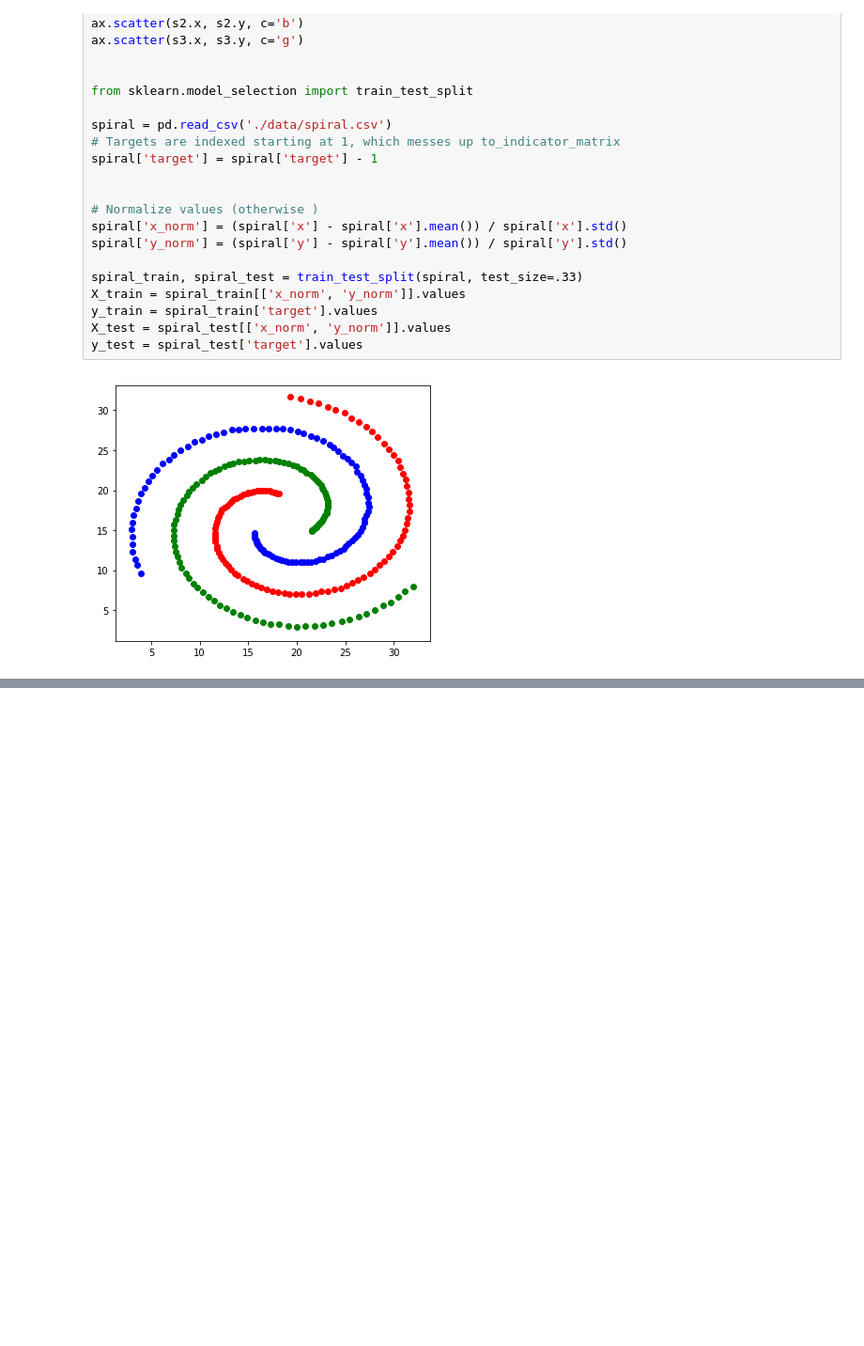
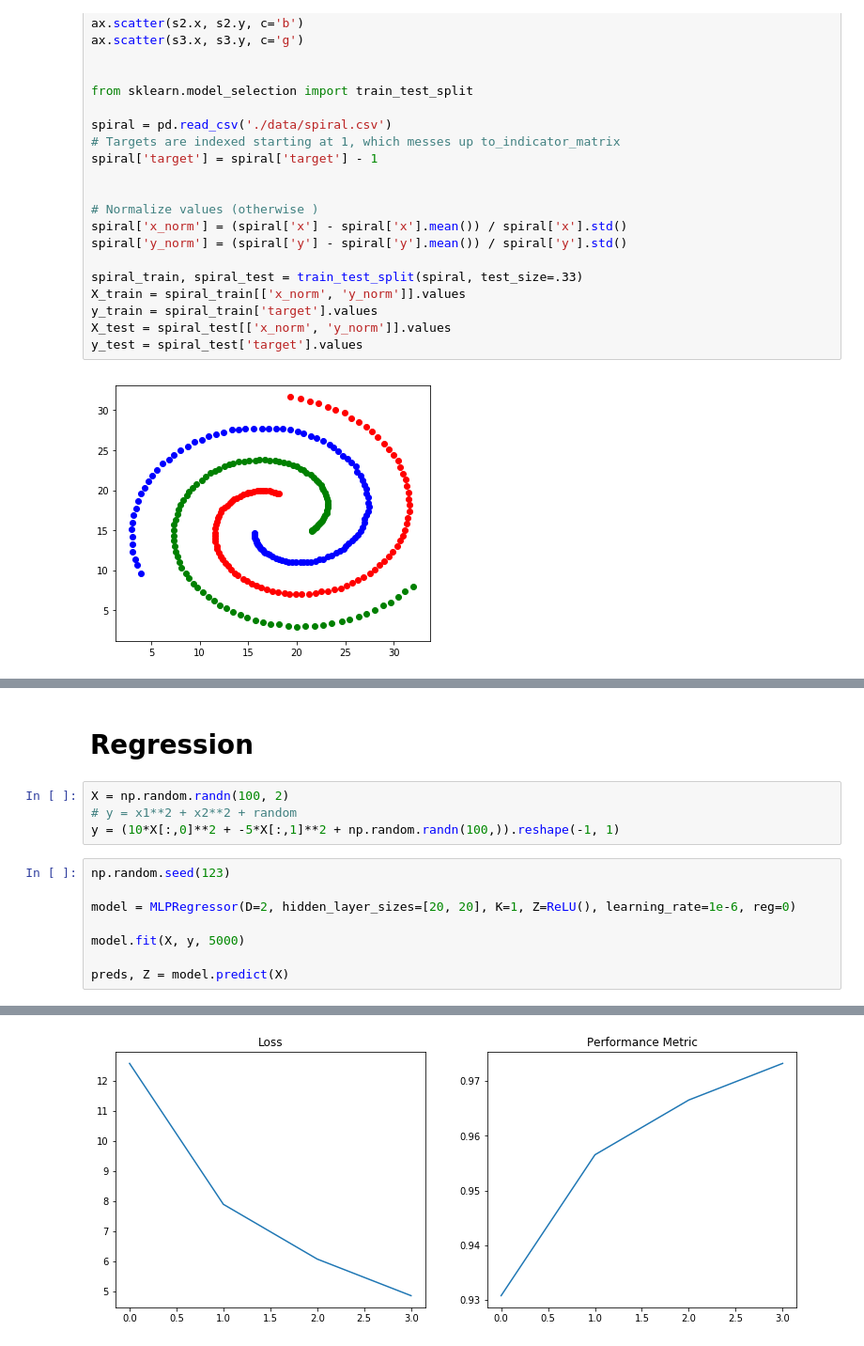
Before and after one commit to jackblandin/research, a Jupyter notebook: experiments/nn/mlp.ipynb, the cells around one changed output, grey strips where cells are left out. Shown at 94% size. Cells and saved outputs as stored; diff of their text form; blank space fills up the shorter version.

Commit message:
Add MLPRegressor

```diff
--- a/experiments/nn/mlp.ipynb
+++ b/experiments/nn/mlp.ipynb
@@ -1240,0 +1492,15 @@ Test accuracy: 0.874
+# %% [markdown]
+# Regression
+# %%
+X = np.random.randn(100, 2)
+# y = x1**2 + x2**2 + random
+y = (10*X[:,0]**2 + -5*X[:,1]**2 + np.random.randn(100,)).reshape(-1, 1)
+# %%
+np.random.seed(123)
+
+model = MLPRegressor(D=2, hidden_layer_sizes=[20, 20], K=1, Z=ReLU(), learning_rate=1e-6, reg=0)
+
+model.fit(X, y, 5000)
+
+preds, Z = model.predict(X)
+# %% [output]
@@ -1240,0 +1513 @@ Test accuracy: 0.874
+[figure, added]
```
Also changed, not shown: parts of 8 cells of this notebook, 4 other files.
